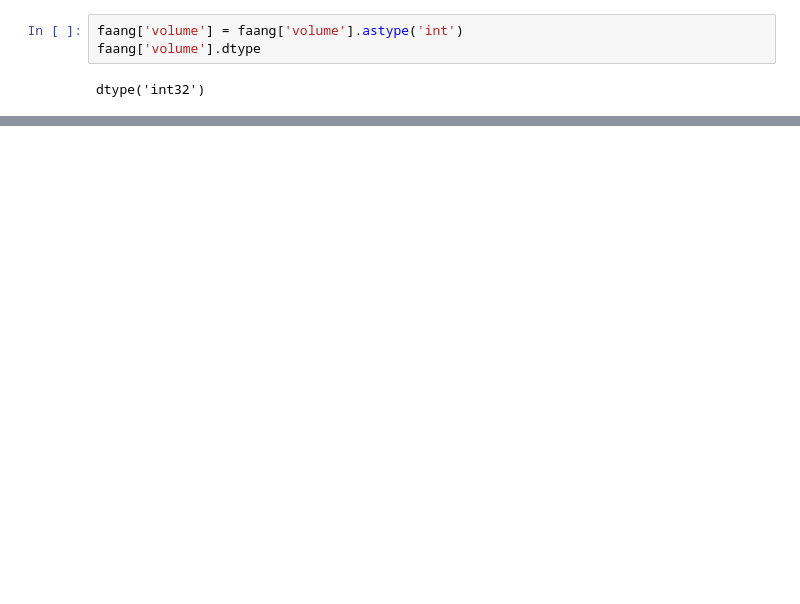
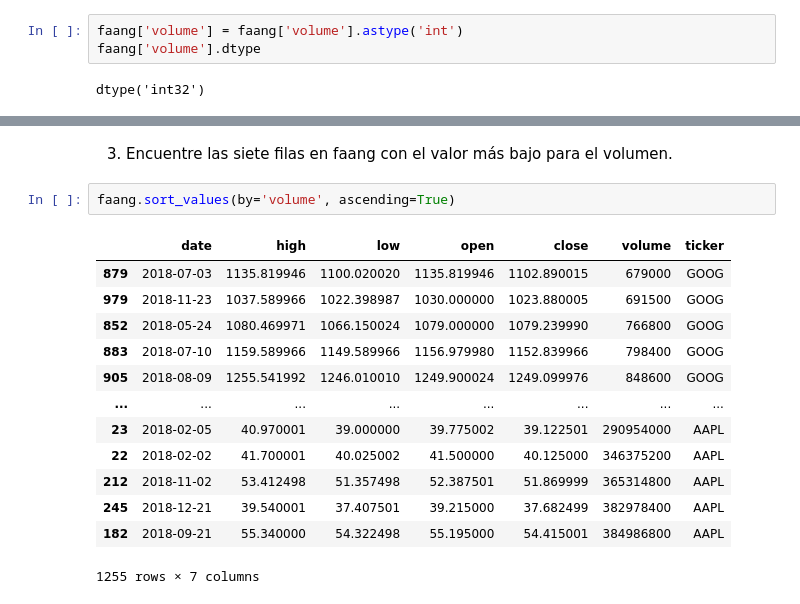
Before and after one commit to LauraGSanchz/DS_PT_09_2023, a Jupyter notebook: Data_Analysis/Analisis_de_datos/ch_03/ejercicios/ejercicio.ipynb, the cells around one changed output, grey strips where cells are left out. Drawn from its saved outputs; the diff is of its cells as text; blank space fills up the shorter version.

```diff
--- a/Data_Analysis/Analisis_de_datos/ch_03/ejercicios/ejercicio.ipynb
+++ b/Data_Analysis/Analisis_de_datos/ch_03/ejercicios/ejercicio.ipynb
@@ -80,0 +101,19 @@ from datetime import datetime
+# %% [markdown]
+
+3. Encuentre las siete filas en faang con el valor más bajo para el volumen.
+# %%
+faang.sort_values(by='volume', ascending=True)
+# %% [output]
+|  | date | high | low | open | close | volume | ticker |
+| 879 | 2018-07-03 | 1135.819946 | 1100.020020 | 1135.819946 | 1102.890015 | 679000 | GOOG |
+| 979 | 2018-11-23 | 1037.589966 | 1022.398987 | 1030.000000 | 1023.880005 | 691500 | GOOG |
+| 852 | 2018-05-24 | 1080.469971 | 1066.150024 | 1079.000000 | 1079.239990 | 766800 | GOOG |
+| 883 | 2018-07-10 | 1159.589966 | 1149.589966 | 1156.979980 | 1152.839966 | 798400 | GOOG |
+| 905 | 2018-08-09 | 1255.541992 | 1246.010010 | 1249.900024 | 1249.099976 | 848600 | GOOG |
+| ... | ... | ... | ... | ... | ... | ... | ... |
+| 23 | 2018-02-05 | 40.970001 | 39.000000 | 39.775002 | 39.122501 | 290954000 | AAPL |
+| 22 | 2018-02-02 | 41.700001 | 40.025002 | 41.500000 | 40.125000 | 346375200 | AAPL |
+| 212 | 2018-11-02 | 53.412498 | 51.357498 | 52.387501 | 51.869999 | 365314800 | AAPL |
+| 245 | 2018-12-21 | 39.540001 | 37.407501 | 39.215000 | 37.682499 | 382978400 | AAPL |
+| 182 | 2018-09-21 | 55.340000 | 54.322498 | 55.195000 | 54.415001 | 384986800 | AAPL |
+1255 rows × 7 columns
```
Also changed, not shown: parts of 22 cells of this notebook, 1 other file.
